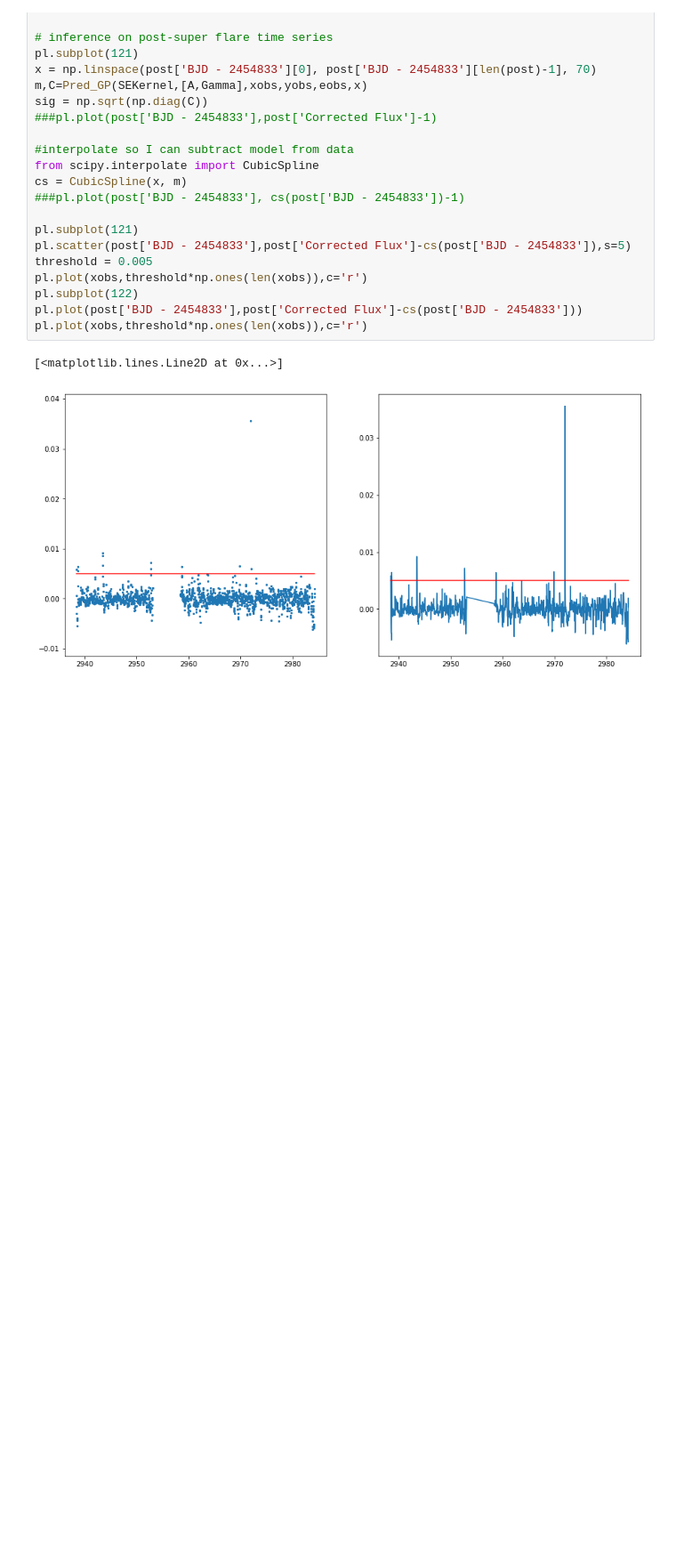
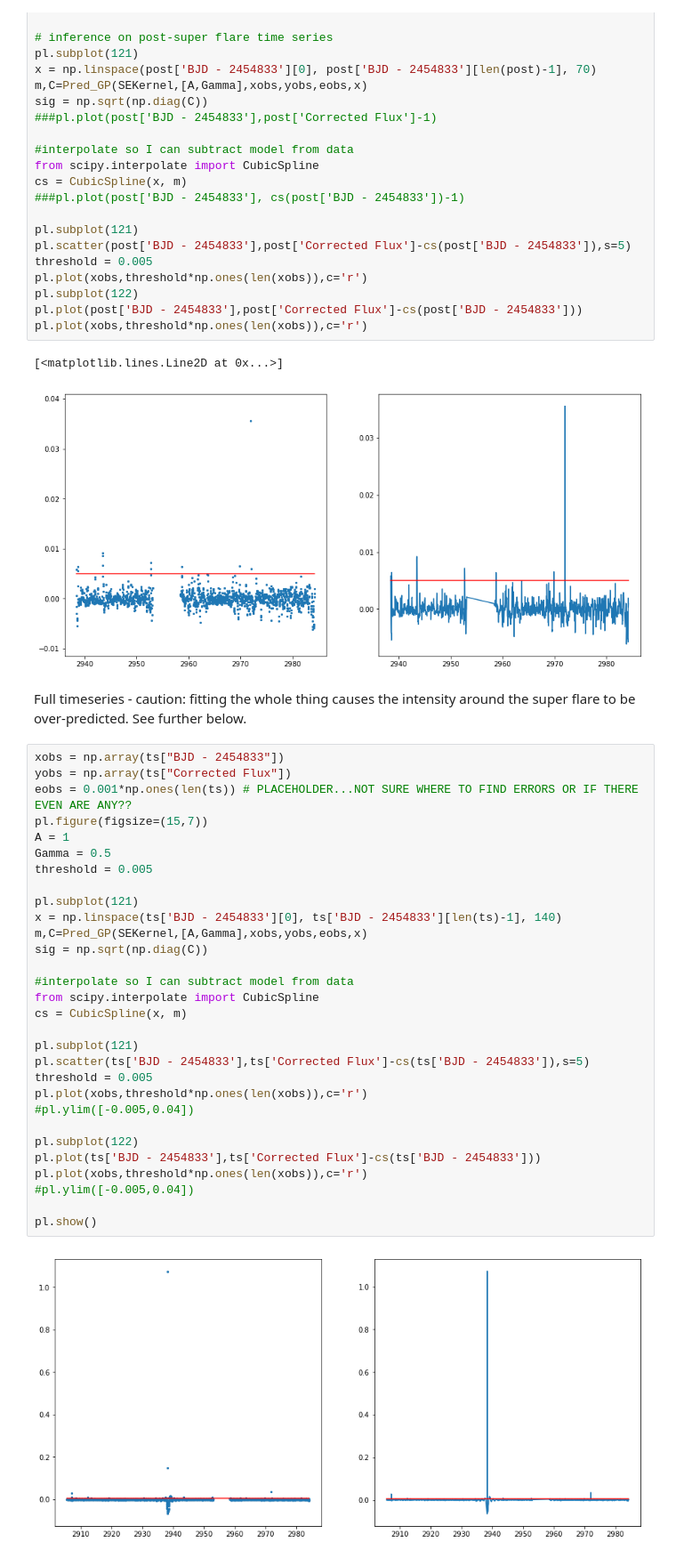
Before and after one commit to exoclam/epic-246301900, a Jupyter notebook: gp.ipynb, the cells around one changed output. Shown at 89% size. Cells and saved outputs as stored; diff of their text form; blank space fills up the shorter version.

Commit message:
updated gp notebook to include peak finder stuff for flare width and frequency and changes in amplitude and period

```diff
--- a/gp.ipynb
+++ b/gp.ipynb
@@ -180,3 +180,37 @@ pl.plot(xobs,threshold*np.ones(len(xobs)),c='r')
 # %% [output]
 [<matplotlib.lines.Line2D at 0x...>]
 [figure]
+# %% [markdown]
+Full timeseries - caution: fitting the whole thing causes the intensity around the super flare to be over-predicted. See further below.
+# %%
+xobs = np.array(ts["BJD - 2454833"])
+yobs = np.array(ts["Corrected Flux"])
+eobs = 0.001*np.ones(len(ts)) # PLACEHOLDER...NOT SURE WHERE TO FIND ERRORS OR IF THERE EVEN ARE ANY??
+pl.figure(figsize=(15,7))
+A = 1
+Gamma = 0.5
+threshold = 0.005
+
+pl.subplot(121)
+x = np.linspace(ts['BJD - 2454833'][0], ts['BJD - 2454833'][len(ts)-1], 140)
+m,C=Pred_GP(SEKernel,[A,Gamma],xobs,yobs,eobs,x)
+sig = np.sqrt(np.diag(C))
+
+#interpolate so I can subtract model from data
+from scipy.interpolate import CubicSpline
+cs = CubicSpline(x, m)
+
+pl.subplot(121)
+pl.scatter(ts['BJD - 2454833'],ts['Corrected Flux']-cs(ts['BJD - 2454833']),s=5)
+threshold = 0.005
+pl.plot(xobs,threshold*np.ones(len(xobs)),c='r')
+#pl.ylim([-0.005,0.04])
+
+pl.subplot(122)
+pl.plot(ts['BJD - 2454833'],ts['Corrected Flux']-cs(ts['BJD - 2454833']))
+pl.plot(xobs,threshold*np.ones(len(xobs)),c='r')
+#pl.ylim([-0.005,0.04])
+
+pl.show()
+# %% [output]
+[figure, added]
```
Also changed, not shown: parts of 43 cells of this notebook.
